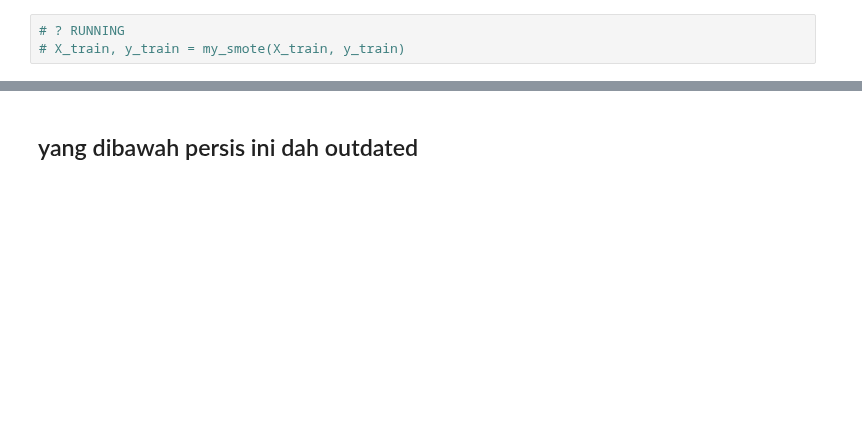
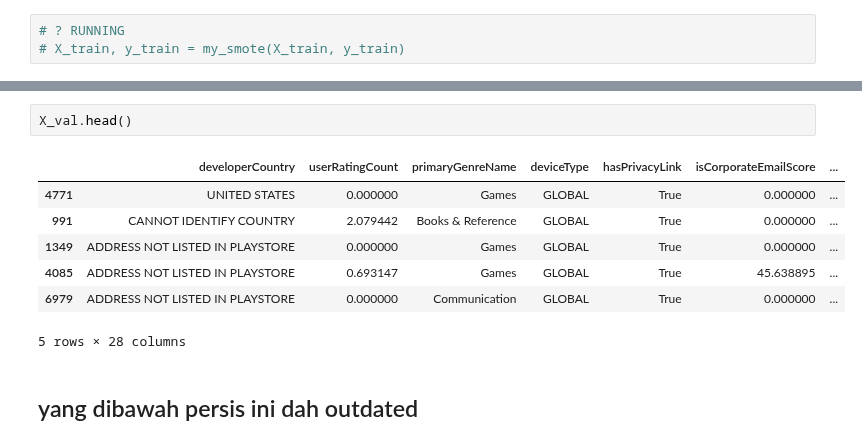
Before and after one commit to Reasondro/FindIT, a Jupyter notebook: Find_IT_Ale_New.ipynb, the cells around one changed output, grey strips where cells are left out. Drawn from its saved outputs; the diff is of its cells as text; blank space fills up the shorter version.

```diff
--- a/Find_IT_Ale_New.ipynb
+++ b/Find_IT_Ale_New.ipynb
@@ -1938,3 +1948,13 @@ dtype: object
+# %%
+X_val.head()
+# %% [output]
+|  | developerCountry | userRatingCount | primaryGenreName | deviceType | hasPrivacyLink | isCorporateEmailScore | ... |
+| 4771 | UNITED STATES | 0.000000 | Games | GLOBAL | True | 0.000000 | ... |
+| 991 | CANNOT IDENTIFY COUNTRY | 2.079442 | Books & Reference | GLOBAL | True | 0.000000 | ... |
+| 1349 | ADDRESS NOT LISTED IN PLAYSTORE | 0.000000 | Games | GLOBAL | True | 0.000000 | ... |
+| 4085 | ADDRESS NOT LISTED IN PLAYSTORE | 0.693147 | Games | GLOBAL | True | 45.638895 | ... |
+| 6979 | ADDRESS NOT LISTED IN PLAYSTORE | 0.000000 | Communication | GLOBAL | True | 0.000000 | ... |
+5 rows × 28 columns
 # %% [markdown]
 ##  yang dibawah persis ini dah outdated
 # %%
```
Also changed, not shown: parts of 17 cells of this notebook.
